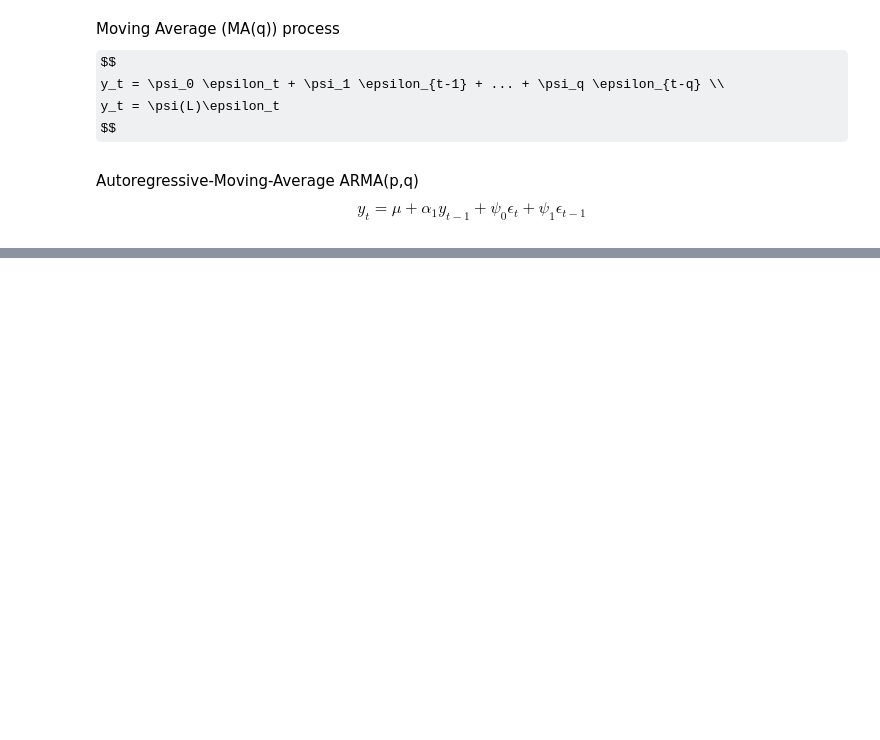
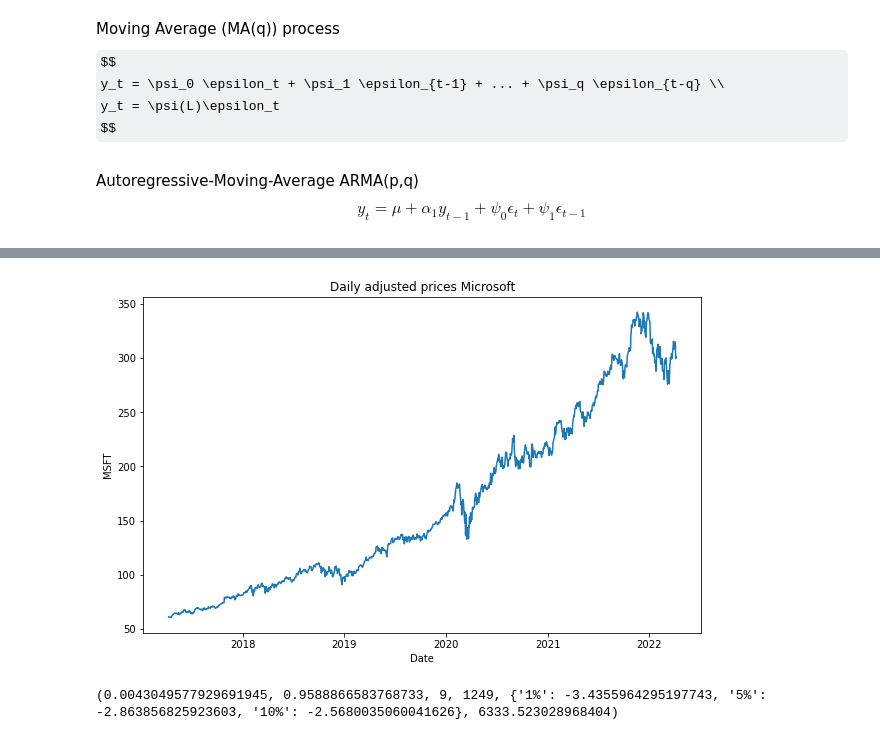
Before and after one commit to SweetyHotGirl21/ESG_Portfolio, a Jupyter notebook: Econometrics_Main.ipynb, the cells around one changed output, grey strips where cells are left out. Cells and saved outputs as stored; diff of their text form; code cells hidden in the pictures; some formulas as TeX source; blank space fills up the shorter version.

```diff
--- a/Econometrics_Main.ipynb
+++ b/Econometrics_Main.ipynb
@@ -224,3 +233,8 @@ Autoregressive-Moving-Average ARMA(p,q)
 $$
 y_t = \mu + \alpha_1 y_{t-1} + \psi_0 \epsilon_t + \psi_1 \epsilon_{t-1}
 $$
+# %%
+daily_prices = yf.download(["AAPL","JPM","WMT","TGT","MSFT","AMGN"], period= "5y", interval="1d")
+daily_retruns = daily_prices["Adj Close"].pct_change()
+daily_retruns.dropna(axis=0,inplace=True)
+daily_retruns.head()
@@ -226,0 +250,10 @@ $$
+# %%
+fig,ax = plt.subplots(figsize= (10,10*0.618))
+ax = sns.lineplot(x = daily_prices.index, y = daily_prices["Adj Close"]["MSFT"]);
+plt.title("Daily adjusted prices Microsoft");
+# %% [output]
+[figure, added]
+# %%
+print(adfuller(daily_prices["Adj Close"]["MSFT"]))
+# %% [output]
+(0.0043049577929691945, 0.9588866583768733, 9, 1249, {'1%': -3.4355964295197743, '5%': -2.863856825923603, '10%': -2.5680035060041626}, 6333.523028968404)
```
Also changed, not shown: parts of 11 cells of this notebook, 1 other file.
